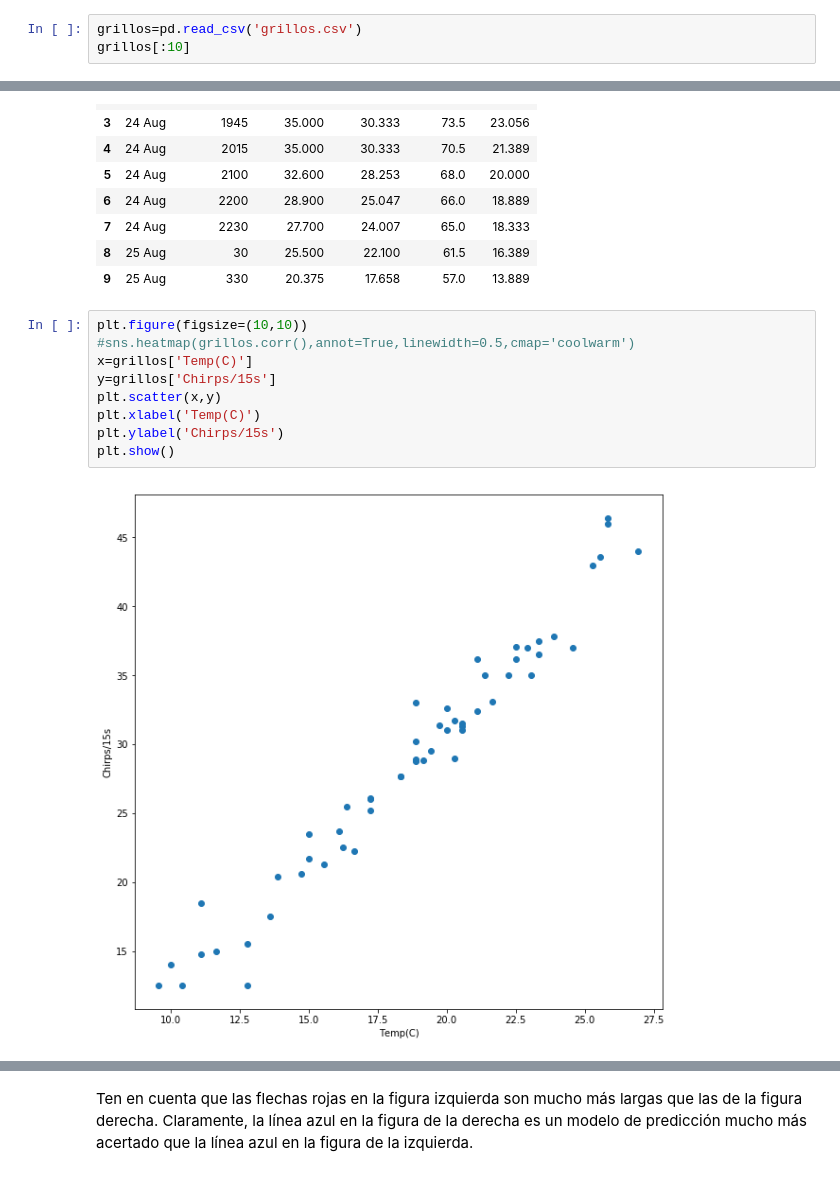
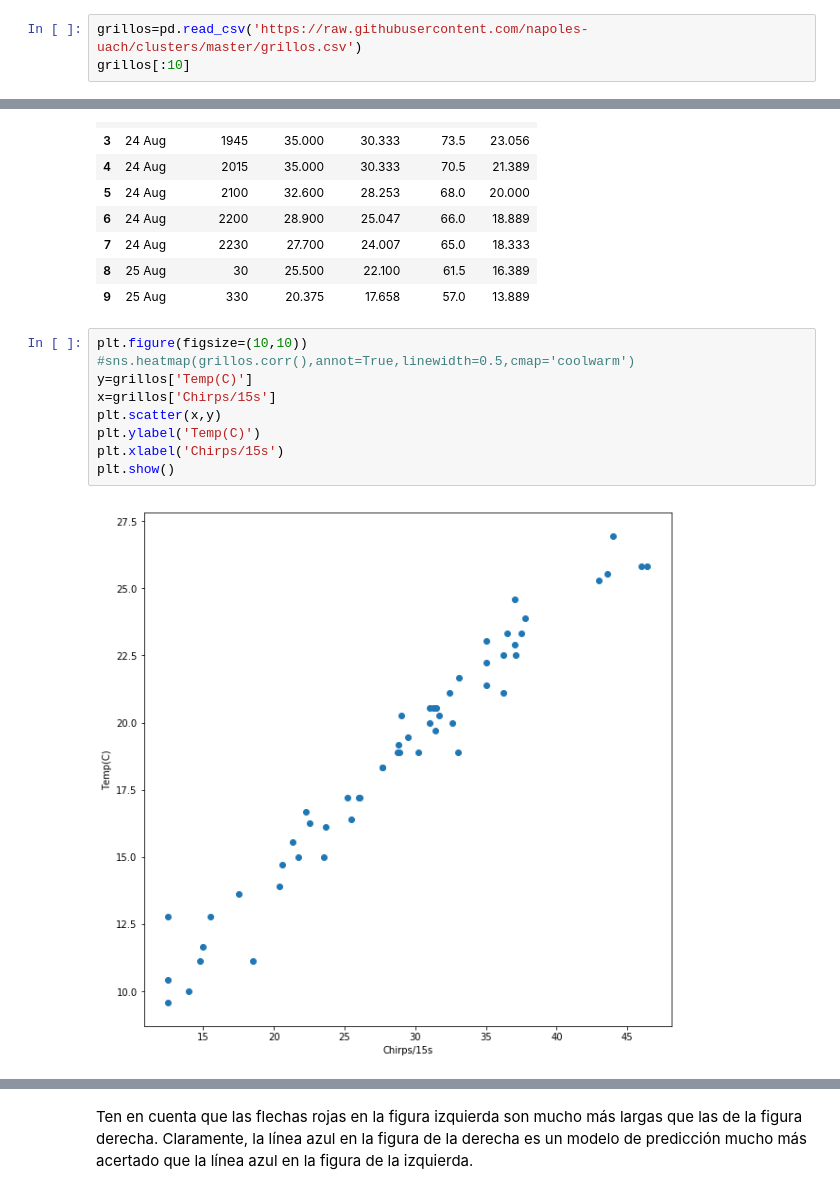
Before and after one commit to napoles-uach/clusters, a Jupyter notebook: CursoNapoles.ipynb, the cells around one changed output, grey strips where cells are left out. Saved outputs shown, nothing was run; the diff lists cells and outputs as text.

```diff
--- a/CursoNapoles.ipynb
+++ b/CursoNapoles.ipynb
@@ -139,7 +142,7 @@ import matplotlib.pyplot as plt
 import seaborn as sns
 %matplotlib inline
 # %%
-grillos=pd.read_csv('grillos.csv')
+grillos=pd.read_csv('https://raw.githubusercontent.com/napoles-uach/clusters/master/grillos.csv')
 grillos[:10]
 # %% [output]
 |  | Date | Time (MDT) | Chirps/15s | Chirps/13s | Temp (F) | Temp(C) |
@@ -156,12 +159,12 @@ grillos[:10]
 # %%
 plt.figure(figsize=(10,10))
 #sns.heatmap(grillos.corr(),annot=True,linewidth=0.5,cmap='coolwarm')
-x=grillos['Temp(C)']
-y=grillos['Chirps/15s']
+y=grillos['Temp(C)']
+x=grillos['Chirps/15s']
 plt.scatter(x,y)
-plt.xlabel('Temp(C)')
-plt.ylabel('Chirps/15s')
+plt.ylabel('Temp(C)')
+plt.xlabel('Chirps/15s')
 plt.show()
 # %% [output]
-[figure, old version]
+[figure, new version]
 # %% [markdown]
```
Also changed, not shown: parts of 36 cells of this notebook.
